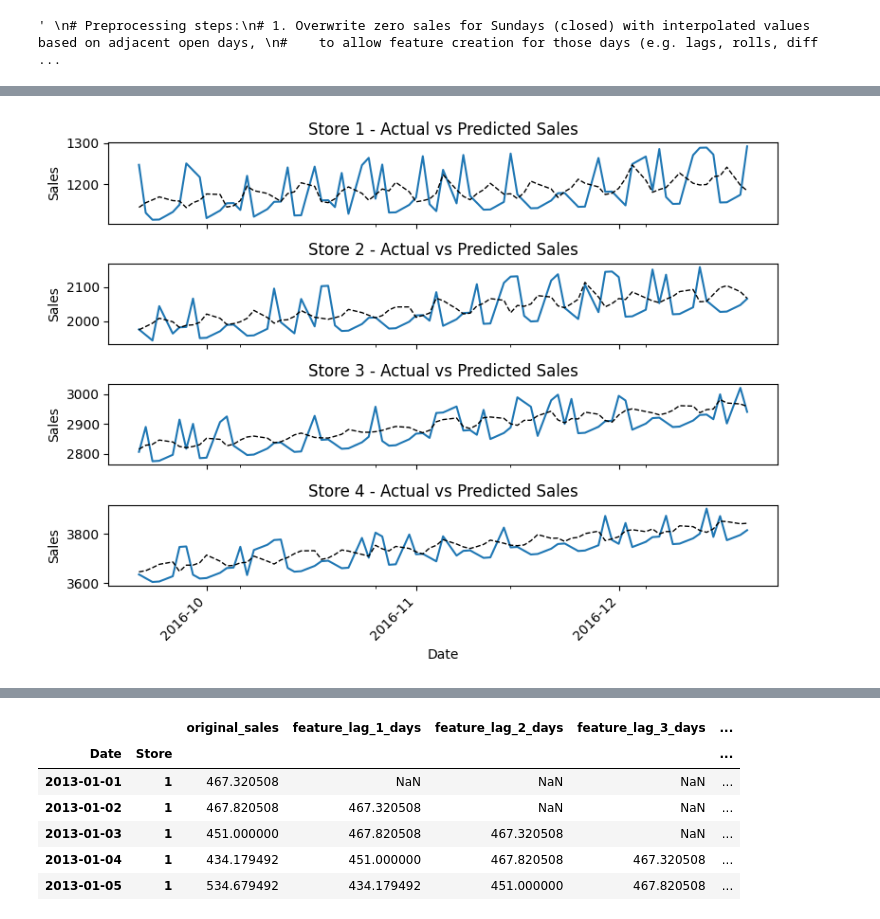
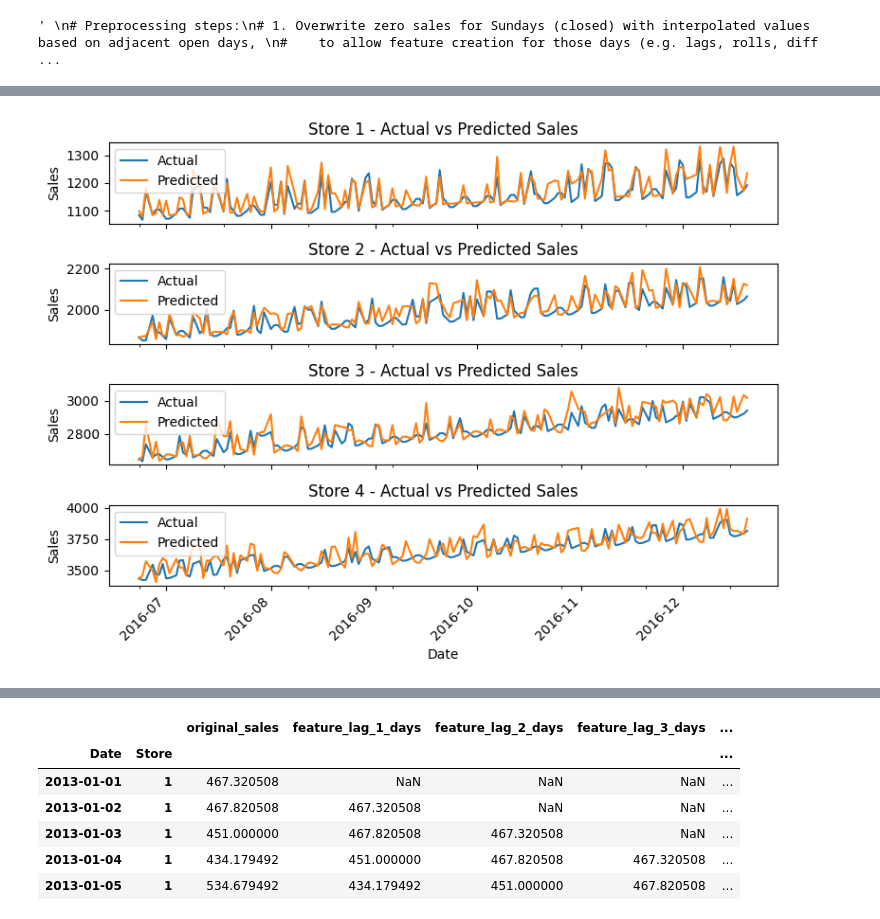
Before and after one commit to Miltos-90/Rossmann_Store_Sales_Forecasting, a Jupyter notebook: test_pipeline.ipynb, the cells around one changed output, grey strips where cells are left out. Drawn from its saved outputs; the diff is of its cells as text; code cells hidden in the pictures.

```diff
--- a/test_pipeline.ipynb
+++ b/test_pipeline.ipynb
@@ -338,49 +349,43 @@ actuals = df.loc[preds.index, 'Sales']
 # %%
-max_date = actuals.index.get_level_values("Date").max()
-min_date = max_date - pd.Timedelta(days=90)
-actuals_recent = actuals.loc[(slice(min_date, max_date), slice(None))]
-preds_recent = preds.loc[(slice(min_date, max_date), slice(None), slice(None))]
+results = pd.DataFrame({
+    'actuals': df.set_index(['Store', 'Date'])['Sales'],
+    'predictions': preds
+}).dropna().sort_index()
+
+max_date = results.index.get_level_values("Date").max()
+min_date = max_date - pd.Timedelta(days=180)
+actuals_recent = results.loc[(slice(None), slice(min_date, max_date)), 'actuals']
+preds_recent = results.loc[(slice(None), slice(min_date, max_date)), 'predictions']
 # %%
 import matplotlib.pyplot as plt
 import matplotlib.dates as mdates
 
-
-actuals = df.loc[preds.index, 'Sales']
-actuals_small = actuals.iloc[:1200]
-preds_small = preds.iloc[:1200]
 
 
 stores = actuals_recent.index.get_level_values("Store").unique()
 fig, ax = plt.subplots(figsize=(8, 6), nrows=len(stores), sharex=True, sharey=False)
 
 for i, store in enumerate(stores):
 
-    actual_store_sales = (actuals_recent
-                        .loc[(slice(None), store)]
-                        .sort_index())
-
-    predicted_store_sales = (preds_recent
-                            .loc[(slice(None), store, slice(None))]
-                            .reset_index())
+    actual_store_sales = actuals_recent.loc[(store, slice(None))]
+    predicted_store_sales = preds_recent.loc[(store, slice(None))]
 
     # exclude closed days with zero sales and zero predictions
     actual_store_sales = actual_store_sales[actual_store_sales > 0]
-    predicted_store_sales = predicted_store_sales[predicted_store_sales[0] > 0]
+    predicted_store_sales = predicted_store_sales[predicted_store_sales > 0]
 
-    actual_store_sales.plot(label=f"Store {store}", ax=ax[i])
-    (predicted_store_sales
-    #.groupby("Date")
-    .plot(x="Date", y=0, ax=ax[i], color='k', linestyle='--', linewidth=1))
+    actual_store_sales.plot(label=f"Actual", ax=ax[i])
+    predicted_store_sales.plot(label=f"Predicted", ax=ax[i])
 
-    ax[i].get_legend().remove()
+    ax[i].legend()
     ax[i].set_title(f"Store {store} - Actual vs Predicted Sales")
     ax[i].set_ylabel("Sales")
 
 # Rotate x labels and set date format
 ax[-1].xaxis.set_major_locator(mdates.MonthLocator())
 ax[-1].xaxis.set_major_formatter(mdates.DateFormatter("%Y-%m"))
 plt.xticks(rotation=45)
 ax[-1].set_xlabel("Date")
 plt.tight_layout()
 # %% [output]
-[figure, old version]
+[figure, new version]
```
Also changed, not shown: parts of 7 cells of this notebook, 1 other file.
